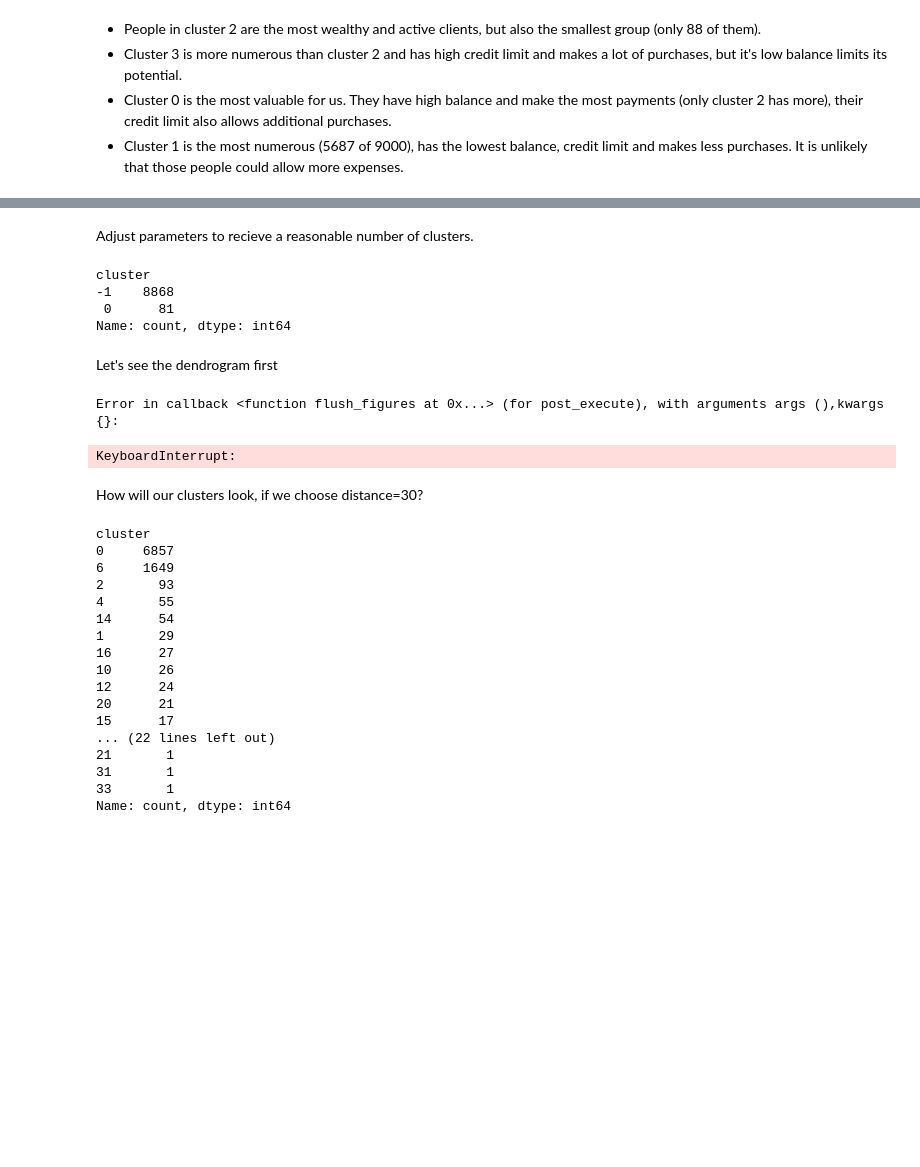
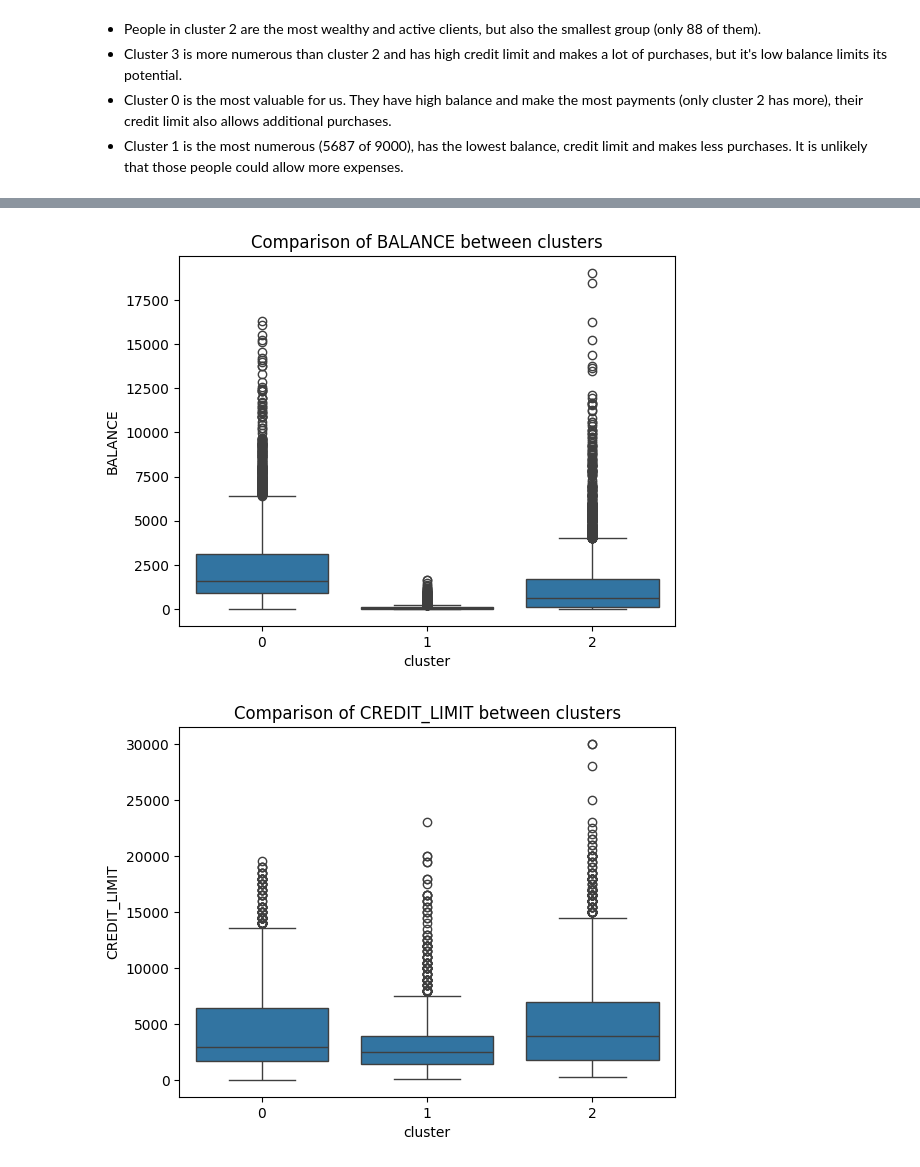
Before and after one commit to mirotorch/zsu, a Jupyter notebook: notebooks/zsu_proj.ipynb, the cells around one changed output, grey strips where cells are left out. Saved outputs shown, nothing was run; the diff lists cells and outputs as text; code cells hidden in the pictures; blank space fills up the shorter version.

Commit message:
clustering 2

```diff
--- a/notebooks/zsu_proj.ipynb
+++ b/notebooks/zsu_proj.ipynb
@@ -277,6 +277,6 @@ KMeans approach divided our client base into 4 parts with pronounced differences
 # %%
-from sklearn.mixture import GaussianMixture
-clustering = GaussianMixture()
+from sklearn.cluster import SpectralClustering
+clustering = SpectralClustering(n_clusters=3, affinity='nearest_neighbors', random_state=42)
 clustering.fit_predict(X)
 
 df['cluster'] = clustering.labels_
@@ -299,64 +291,9 @@ Name: count, Length: 126, dtype: int64
-# %% [markdown]
-Adjust parameters to recieve a reasonable number of clusters.
-# %%
-clustering = OPTICS(min_samples=50)
-clustering.fit_predict(X)
-
-df['cluster'] = clustering.labels_
-
-print(df['cluster'].value_counts())
-# %% [output]
-cluster
--1    8868
- 0      81
-Name: count, dtype: int64
-# %% [markdown]
-Let's see the dendrogram first
-# %%
-clustering = sklearn.cluster.AgglomerativeClustering(
-    linkage='complete',
-    distance_threshold=0,
-    n_clusters=None
-)
-clustering.fit(scaled_data)
-plot_dendrogram(clustering, labels=clustering.labels_, color_threshold=11)
-# %% [output]
-Error in callback <function flush_figures at 0x...> (for post_execute), with arguments args (),kwargs {}:
-KeyboardInterrupt:
-# %% [markdown]
-How will our clusters look, if we choose distance=30?
 # %%
-clustering = sklearn.cluster.AgglomerativeClustering(
-    linkage='complete',
-    distance_threshold=12,
-    n_clusters=None
-)
-clustering.fit(scaled_data)
-
-df['cluster'] = clustering.labels_
-
-print(df['cluster'].value_counts())
-
-# features = ['BALANCE', 'CREDIT_LIMIT', 'PURCHASES', 'PAYMENTS', 'MINIMUM_PAYMENTS']
-# for feature in features:
-#     sns.boxplot(x='cluster', y=feature, data=df)
-#     plt.title(f'Comparison of {feature} between clusters')
-#     plt.show()
+features = ['BALANCE', 'CREDIT_LIMIT', 'PURCHASES', 'PAYMENTS', 'MINIMUM_PAYMENTS']
+for feature in features:
+    sns.boxplot(x='cluster', y=feature, data=df)
+    plt.title(f'Comparison of {feature} between clusters')
+    plt.show()
 # %% [output]
-cluster
-0     6857
-6     1649
-2       93
-4       55
-14      54
-1       29
-16      27
-10      26
-12      24
-20      21
-15      17
-... (22 lines left out)
-21       1
-31       1
-33       1
-Name: count, dtype: int64
+[figure, added]
+[figure, added]
```
Also changed, not shown: parts of 13 cells of this notebook.
